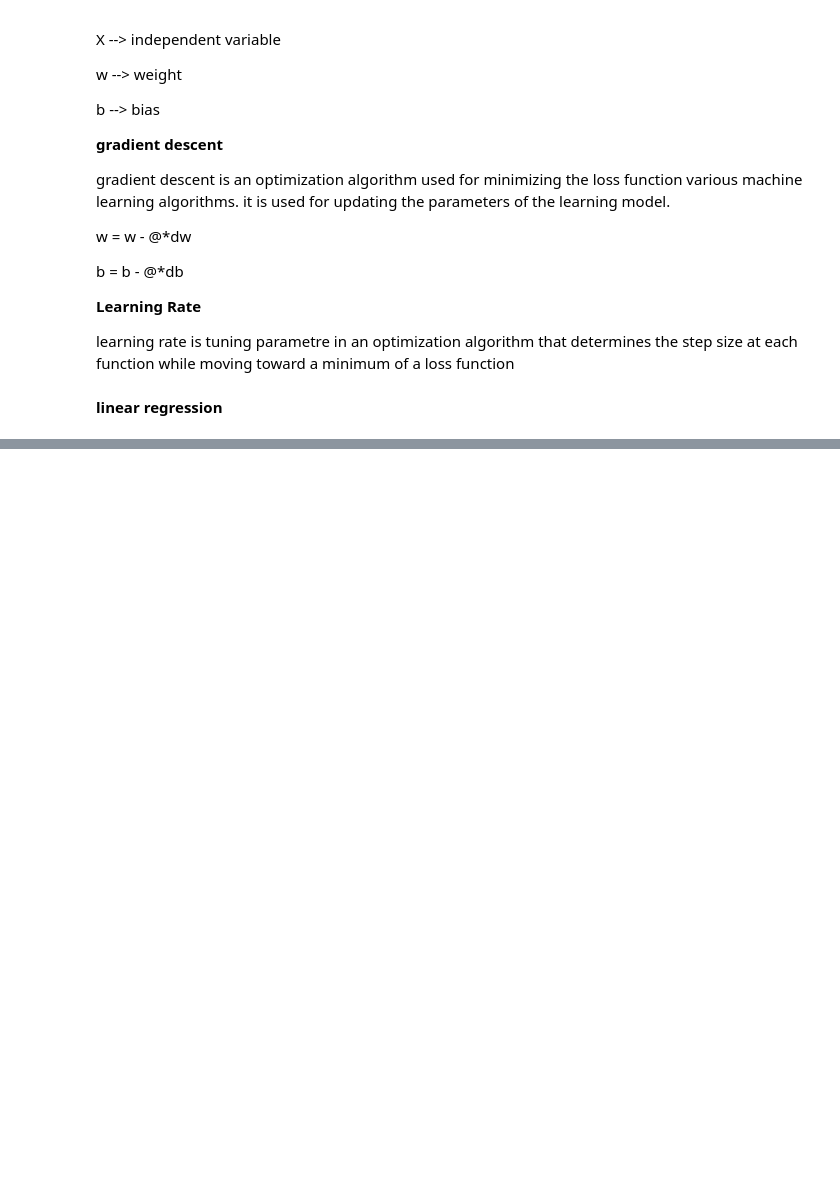
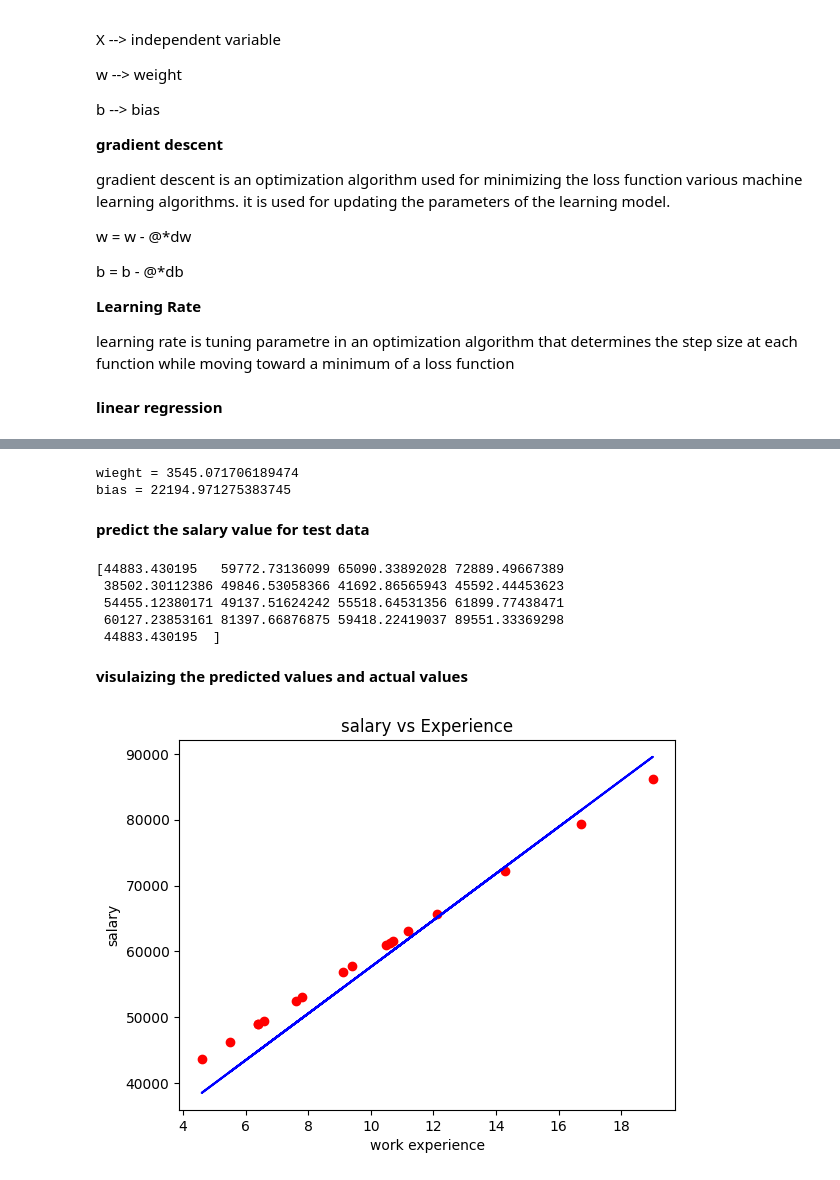
Before and after one commit to expeditive/machine-learning, a Jupyter notebook: ml-models/building_linear_regression.ipynb, the cells around one changed output, grey strips where cells are left out. Saved outputs shown, nothing was run; the diff lists cells and outputs as text; code cells hidden in the pictures; blank space fills up the shorter version.

```diff
--- a/ml-models/building_linear_regression.ipynb
+++ b/ml-models/building_linear_regression.ipynb
@@ -81,0 +145,2 @@ class Linear_Regression():
+# %%
+X_train,X_test,Y_train,Y_test = train_test_split(X,Y,test_size=0.33,random_state = 2)
@@ -81,0 +149,35 @@ class Linear_Regression():
+# %%
+model = Linear_Regression(learning_rate=0.002,no_of_iterations=1000)
+# %%
+model.fit(X_train,Y_train)
+# %%
+#printing the parameter values( wieghts and bias )
+
+print('wieght =', model.w[0])
+print('bias =', model.b)
+# %% [output]
+wieght = 3545.071706189474
+bias = 22194.971275383745
+# %% [markdown]
+**predict the salary value for test data**
+# %%
+test_data_prediction = model.predict(X_test)
+# %%
+print(test_data_prediction)
+# %% [output]
+[44883.430195   59772.73136099 65090.33892028 72889.49667389
+ 38502.30112386 49846.53058366 41692.86565943 45592.44453623
+ 54455.12380171 49137.51624242 55518.64531356 61899.77438471
+ 60127.23853161 81397.66876875 59418.22419037 89551.33369298
+ 44883.430195  ]
+# %% [markdown]
+**visulaizing the predicted values and actual values**
+# %%
+plt.scatter(X_test,Y_test,color ='red')
+plt.plot(X_test, test_data_prediction, color='blue')
+plt.xlabel('work experience')
+plt.ylabel('salary')
+plt.title('salary vs Experience')
+plt.show()
+# %% [output]
+[figure, added]
```
Also changed, not shown: parts of 13 cells of this notebook.
